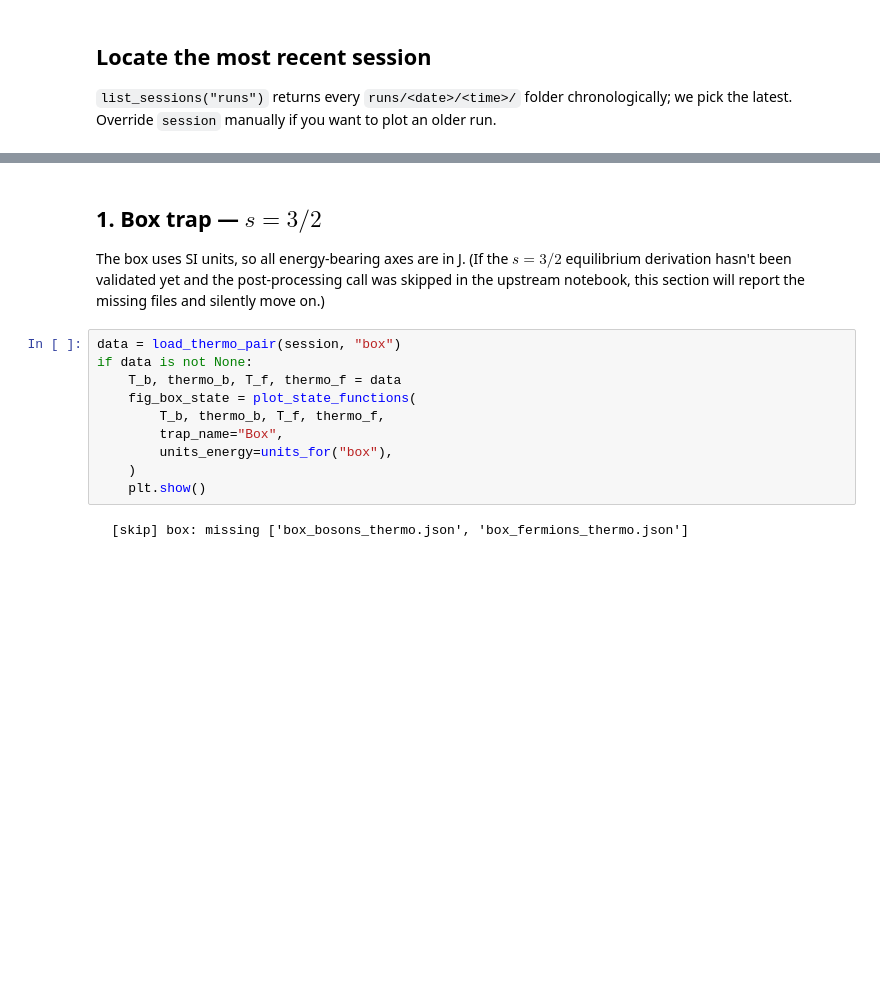
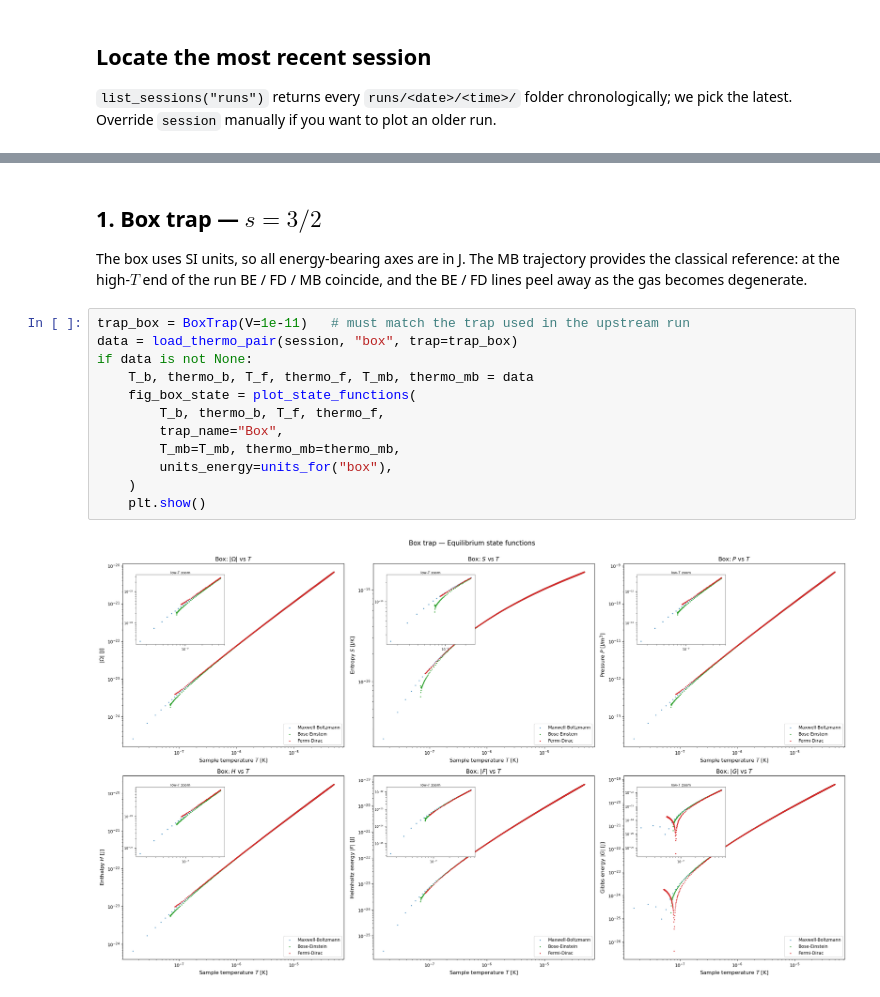
Before and after one commit to arvizu-god/evaporative_cooling, a Jupyter notebook: evap_cool_thermo_usage.ipynb, the cells around one changed output, grey strips where cells are left out. Cells and saved outputs as stored; diff of their text form; blank space fills up the shorter version.

```diff
--- a/evap_cool_thermo_usage.ipynb
+++ b/evap_cool_thermo_usage.ipynb
@@ -121,22 +186,24 @@ def units_for(trap_label):
 # %% [markdown]
 ## 1. Box trap — $s = 3/2$
 
-The box uses SI units, so all energy-bearing axes are in J. (If the
-$s = 3/2$ equilibrium derivation hasn't been validated yet and the
-post-processing call was skipped in the upstream notebook, this section
-will report the missing files and silently move on.)
+The box uses SI units, so all energy-bearing axes are in J.  The MB
+trajectory provides the classical reference: at the high-$T$ end of the
+run BE / FD / MB coincide, and the BE / FD lines peel away as the gas
+becomes degenerate.
 # %%
-data = load_thermo_pair(session, "box")
+trap_box = BoxTrap(V=1e-11)   # must match the trap used in the upstream run
+data = load_thermo_pair(session, "box", trap=trap_box)
 if data is not None:
-    T_b, thermo_b, T_f, thermo_f = data
+    T_b, thermo_b, T_f, thermo_f, T_mb, thermo_mb = data
     fig_box_state = plot_state_functions(
         T_b, thermo_b, T_f, thermo_f,
         trap_name="Box",
+        T_mb=T_mb, thermo_mb=thermo_mb,
         units_energy=units_for("box"),
     )
     plt.show()
 # %% [output]
-  [skip] box: missing ['box_bosons_thermo.json', 'box_fermions_thermo.json']
+[figure, added]
 # %%
 if data is not None:
     fig_box_coef = plot_thermal_coefficients(
```
Also changed, not shown: parts of 15 cells of this notebook, 16 other files.
